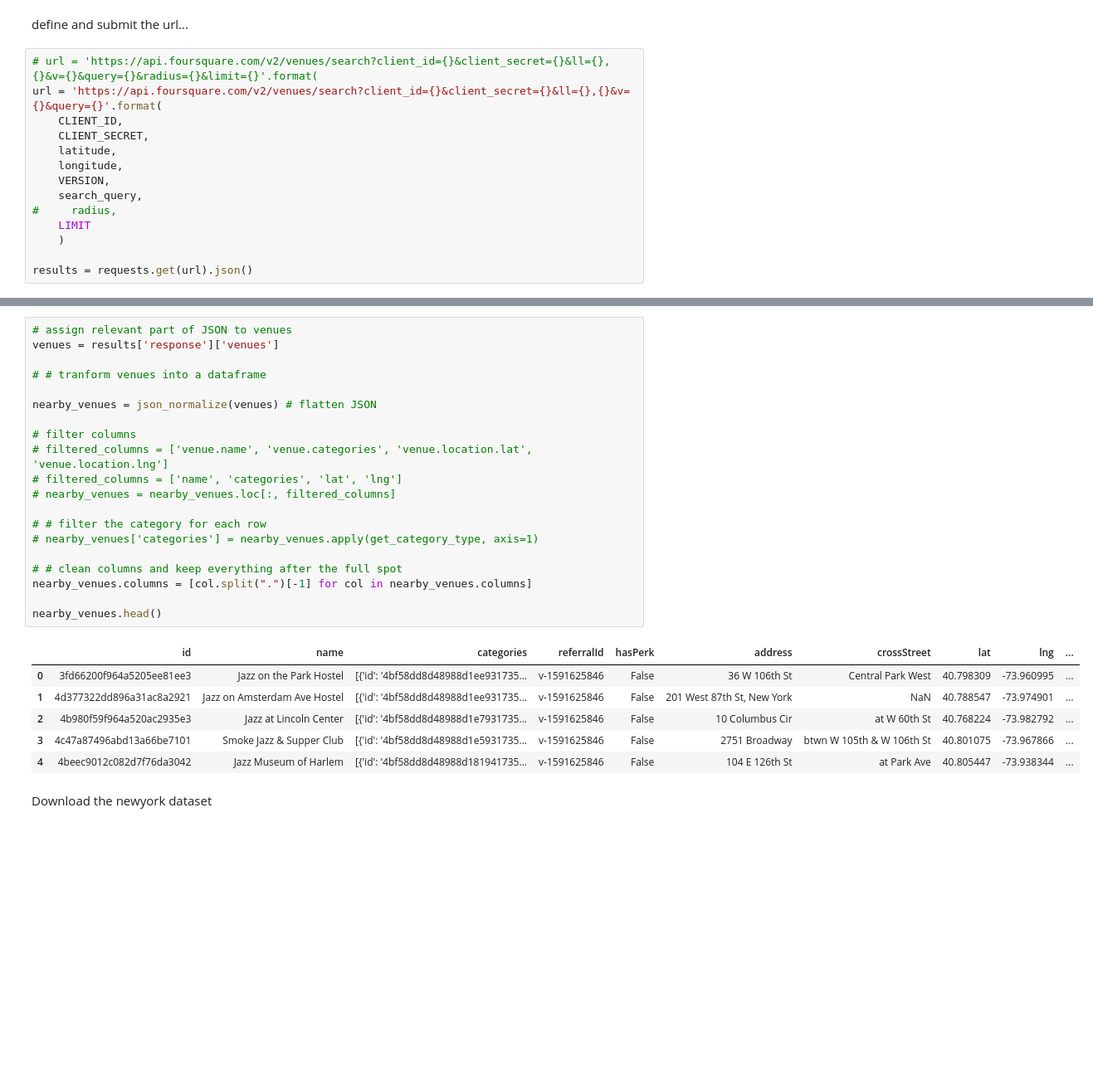
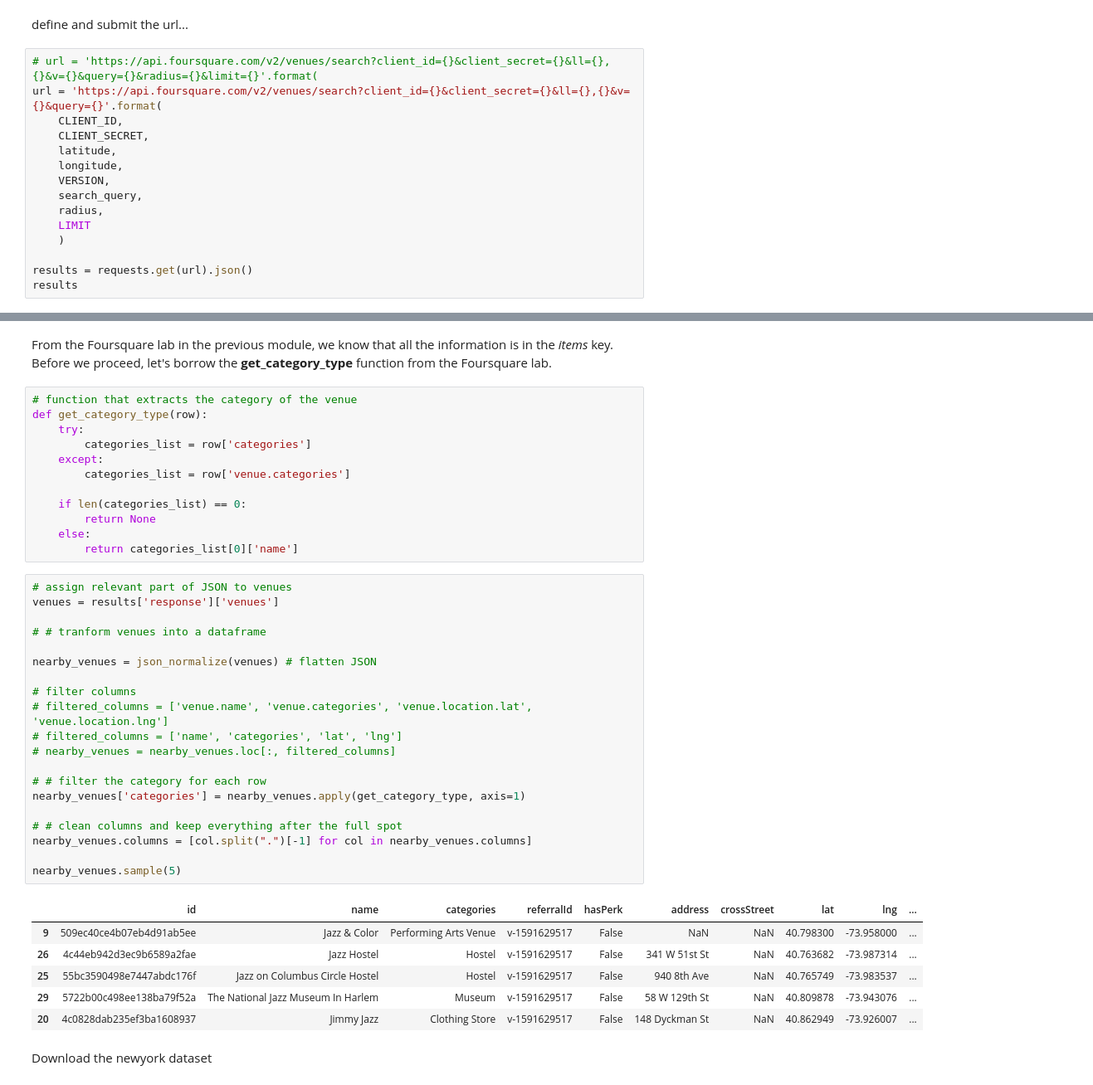
Before and after one commit to githubchinny/data-science, a Jupyter notebook: manhattan/ManhattanJazz.ipynb, the cells around one changed output, grey strips where cells are left out. Shown: that part at 83% size. Cells and saved outputs as stored; diff of their text form; blank space fills up the shorter version.

```diff
--- a/manhattan/ManhattanJazz.ipynb
+++ b/manhattan/ManhattanJazz.ipynb
@@ -73,8 +78,9 @@ url = 'https://api.foursquare.com/v2/venues/search?client_id={}&client_secret={}
     longitude,
     VERSION,
     search_query,
-#     radius,
+    radius,
     LIMIT
     )
 
 results = requests.get(url).json()
+results
@@ -81,30 +105,44 @@ results = requests.get(url).json()
+# %% [markdown]
+From the Foursquare lab in the previous module, we know that all the information is in the *items* key. Before we proceed, let's borrow the **get_category_type** function from the Foursquare lab.
+# %%
+# function that extracts the category of the venue
+def get_category_type(row):
+    try:
+        categories_list = row['categories']
+    except:
+        categories_list = row['venue.categories']
+
+    if len(categories_list) == 0:
+        return None
+    else:
+        return categories_list[0]['name']
 # %%
 # assign relevant part of JSON to venues
 venues = results['response']['venues']
 
 # # tranform venues into a dataframe
 
 nearby_venues = json_normalize(venues) # flatten JSON
 
 # filter columns
 # filtered_columns = ['venue.name', 'venue.categories', 'venue.location.lat', 'venue.location.lng']
 # filtered_columns = ['name', 'categories', 'lat', 'lng']
 # nearby_venues = nearby_venues.loc[:, filtered_columns]
 
 # # filter the category for each row
-# nearby_venues['categories'] = nearby_venues.apply(get_category_type, axis=1)
+nearby_venues['categories'] = nearby_venues.apply(get_category_type, axis=1)
 
 # # clean columns and keep everything after the full spot
 nearby_venues.columns = [col.split(".")[-1] for col in nearby_venues.columns]
 
-nearby_venues.head()
+nearby_venues.sample(5)
 # %% [output]
 |  | id | name | categories | referralId | hasPerk | address | crossStreet | lat | lng | ... |
-| 0 | 3fd66200f964a5205ee81ee3 | Jazz on the Park Hostel | [{'id': '4bf58dd8d48988d1ee931735... | v-1591625846 | False | 36 W 106th St | Central Park West | 40.798309 | -73.960995 | ... |
-| 1 | 4d377322dd896a31ac8a2921 | Jazz on Amsterdam Ave Hostel | [{'id': '4bf58dd8d48988d1ee931735... | v-1591625846 | False | 201 West 87th St, New York | NaN | 40.788547 | -73.974901 | ... |
-| 2 | 4b980f59f964a520ac2935e3 | Jazz at Lincoln Center | [{'id': '4bf58dd8d48988d1e7931735... | v-1591625846 | False | 10 Columbus Cir | at W 60th St | 40.768224 | -73.982792 | ... |
-| 3 | 4c47a87496abd13a66be7101 | Smoke Jazz & Supper Club | [{'id': '4bf58dd8d48988d1e5931735... | v-1591625846 | False | 2751 Broadway | btwn W 105th & W 106th St | 40.801075 | -73.967866 | ... |
-| 4 | 4beec9012c082d7f76da3042 | Jazz Museum of Harlem | [{'id': '4bf58dd8d48988d181941735... | v-1591625846 | False | 104 E 126th St | at Park Ave | 40.805447 | -73.938344 | ... |
+| 9 | 509ec40ce4b07eb4d91ab5ee | Jazz & Color | Performing Arts Venue | v-1591629517 | False | NaN | NaN | 40.798300 | -73.958000 | ... |
+| 26 | 4c44eb942d3ec9b6589a2fae | Jazz Hostel | Hostel | v-1591629517 | False | 341 W 51st St | NaN | 40.763682 | -73.987314 | ... |
+| 25 | 55bc3590498e7447abdc176f | Jazz on Columbus Circle Hostel | Hostel | v-1591629517 | False | 940 8th Ave | NaN | 40.765749 | -73.983537 | ... |
+| 29 | 5722b00c498ee138ba79f52a | The National Jazz Museum In Harlem | Museum | v-1591629517 | False | 58 W 129th St | NaN | 40.809878 | -73.943076 | ... |
+| 20 | 4c0828dab235ef3ba1608937 | Jimmy Jazz | Clothing Store | v-1591629517 | False | 148 Dyckman St | NaN | 40.862949 | -73.926007 | ... |
 # %% [markdown]
 Download the newyork dataset
 # %%
```
Also changed, not shown: parts of 8 cells of this notebook.
